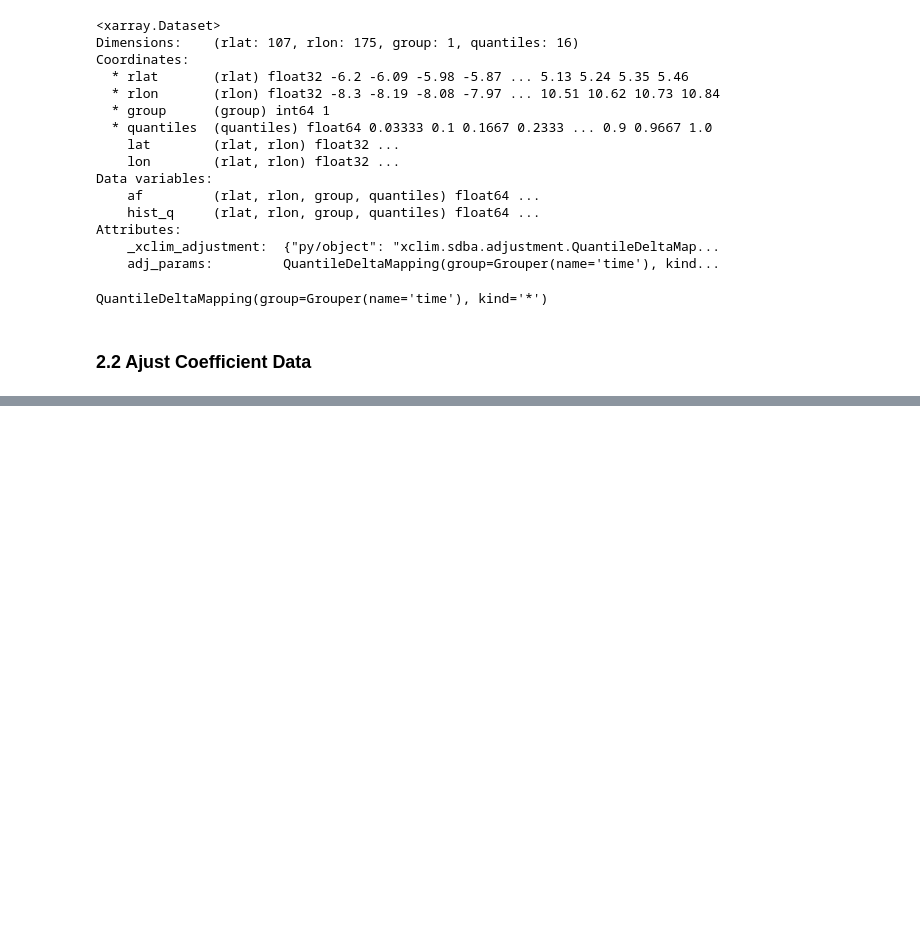
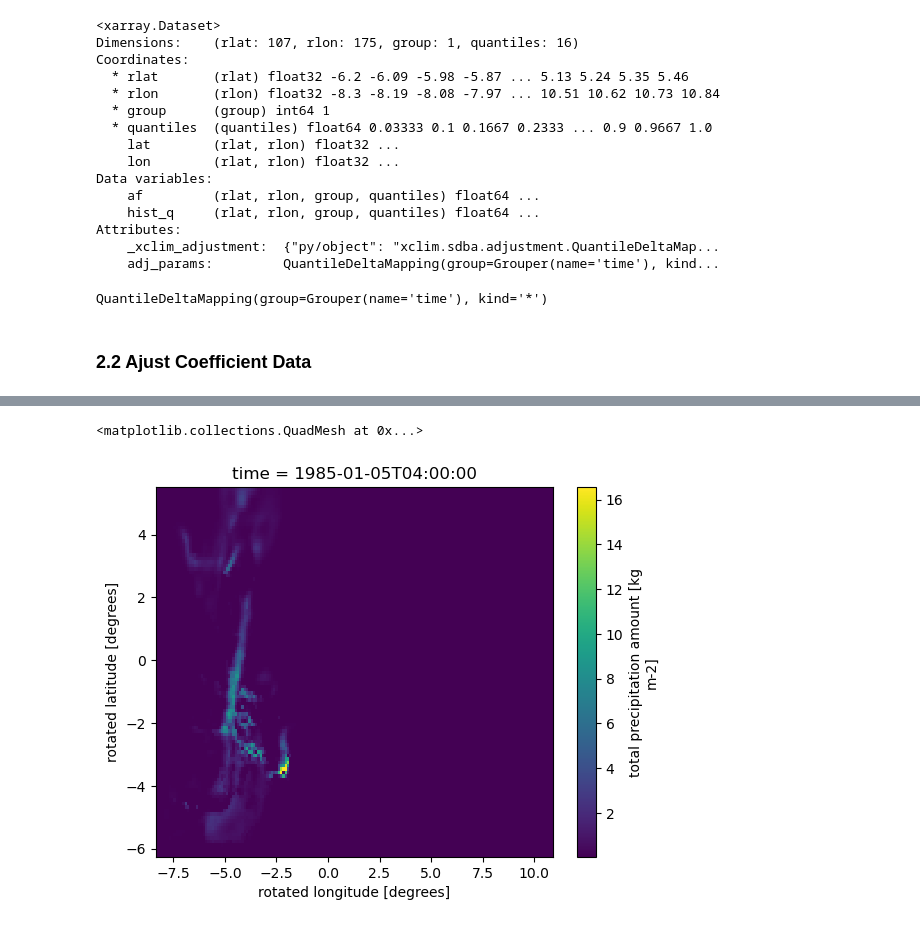
Before and after one commit to donmezkutay/msc-thesis-codes, a Jupyter notebook: bias_correction2_adjust_model.ipynb, the cells around one changed output, grey strips where cells are left out. Cells and saved outputs as stored; diff of their text form; code cells hidden in the pictures; blank space fills up the shorter version.

```diff
--- a/bias_correction2_adjust_model.ipynb
+++ b/bias_correction2_adjust_model.ipynb
@@ -137,13 +142,3 @@ path_coeff = r'data/bias_correction'
 season = 'DJF'
 # %% [markdown]
 #### 1.1.1 Model
-# %%
-dt_model = xr.open_dataset(fr'{path_general}/cosmo/Tr011_MPI_RF_PR_{season}_1hr_198501_200512.nc',
-                           chunks={"rlon": 10, "rlat":10} # 20 için %56 da patladı, 15 için %55
-                     )
-
-wet_hour_mm = 0.1
-# adjust model
-dt_model['TOT_PREC'] = dt_model['TOT_PREC'].where(dt_model['TOT_PREC']>wet_hour_mm,
-                                    0.05
-                                   )
@@ -218,0 +149,4 @@ Climate Data Operators version 1.9.10 (https://mpimet.mpg.de/cdo)
+# %%
+year_range = np.arange(1985, 2006)
+yearly_paths = glob(fr'{path_general}/cosmo/yearly/Tr011_MPI_RF_PR_{season}_1hr*')
+yearly_paths
@@ -262,0 +203,20 @@ with ProgressBar():
+# %%
+wet_hour_mm = 0.1
+
+for year, year_path in enumerate(yearly_paths):
+
+    # open data
+    dt_model = xr.open_dataset(year_path)
+
+    print('data open')
+
+    # adjust model
+    dt_model['TOT_PREC'] = dt_model['TOT_PREC'].where(dt_model['TOT_PREC']>wet_hour_mm,
+                                        0.05
+                                       )
+
+    # adjust and save the data
+    QM.adjust(dt_model['TOT_PREC'], interp='linear')\
+      .to_netcdf(fr"{path_general}/cosmo/yearly/BC/BC_{bias_algo}_Tr011_MPI_RF_PR_{season}_1hr_{year_range[year]}.nc")
+
+    print(year_path)
@@ -262,0 +228,5 @@ with ProgressBar():
+# %%
+dt_model['TOT_PREC'][100].plot()
+# %% [output]
+<matplotlib.collections.QuadMesh at 0x...>
+[figure, added]
```
Also changed, not shown: parts of 20 cells of this notebook, 7 other files.
